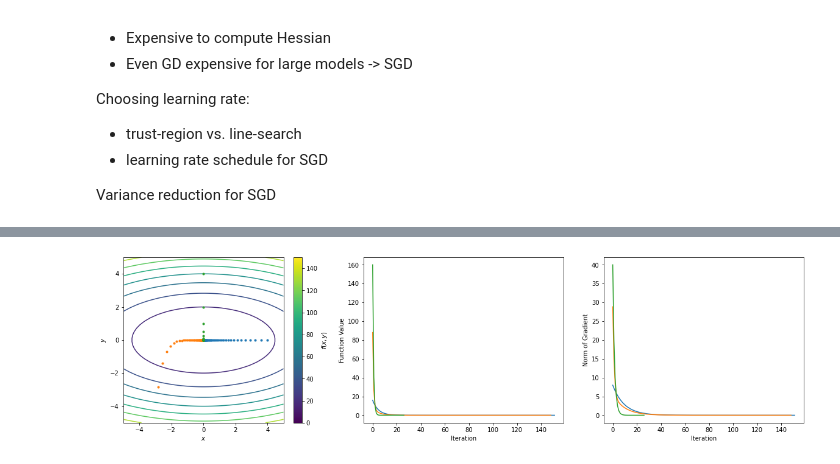
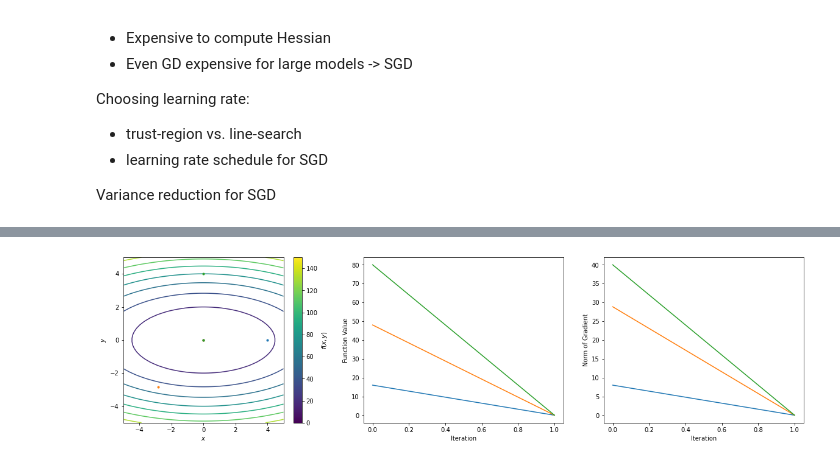
Before and after one commit to UW-AMO/neurohackademy, a Jupyter notebook: notebooks/gradientDescent.ipynb, the cells around one changed output, grey strips where cells are left out. Saved outputs shown, nothing was run; the diff lists cells and outputs as text; code cells hidden in the pictures.

Commit message:
updated grad notebook

```diff
--- a/notebooks/gradientDescent.ipynb
+++ b/notebooks/gradientDescent.ipynb
@@ -126,52 +80,56 @@ ax[2].set_ylabel('Norm of Gradient');
 # %%
-# 2D example
-x_vals = np.linspace(-5, 5)
-y_vals = np.linspace(-5, 5)
-[X, Y] = np.meshgrid(x_vals, y_vals)
-
-# Plot set up
-fig, ax = plt.subplots(1, 3, figsize=(20, 5))
-ax[0].contour(x_vals, y_vals, X**2 + 5*Y**2)
-ax[0].set_xlabel('$x$')
-ax[0].set_ylabel('$y$')
-fig.colorbar(cm.ScalarMappable(norm=plt.Normalize(0, 150)), label='$f(x, y)$', ax=ax[0])
-ax[1].set_xlabel('Iteration')
-ax[1].set_ylabel('Function Value')
-ax[2].set_xlabel('Iteration')
-ax[2].set_ylabel('Norm of Gradient')
+# Set up problem
+step = 0.05
+func = lambda x: x[0]**2 + 5*x[1]**2
+grad = lambda x: np.array([2*x[0], 10*x[1]])
 
 
-# Set up problem
-step = 0.05
-func = lambda x: x[0]**2 + 10*x[1]**2
-grad = lambda x: np.array([2*x[0], 10*x[1]])
+x0 = [[4, 0], [-2*np.sqrt(2), -2*np.sqrt(2)], [0, 4]]
+results = [utils.newtons_method(x0[ii], func, grad, step) for ii in range(len(x0))]
+utils.plot_2d(lambda x, y: x**2 + 5*y**2, results)
 
-# one step: 0.1
-# cycle: 0.2
 
-# Bad initial condition
-results = gradient_descent([4, 0], func, grad, step)
-ax[0].plot(results[1][0, :], results[1][1, :], '.')
-ax[1].plot(results[2])
-ax[2].plot(results[3])
-print(f'Number of iterations: {len(results[2])}')
+# # 2D example
+# x_vals = np.linspace(-5, 5)
+# y_vals = np.linspace(-5, 5)
+# [X, Y] = np.meshgrid(x_vals, y_vals)
 
-# Medium initial condition
-results = gradient_descent([-2*np.sqrt(2), -2*np.sqrt(2)], func, grad, step)
-ax[0].plot(results[1][0, :], results[1][1, :], '.')
-ax[1].plot(results[2])
-ax[2].plot(results[3])
-print(f'Number of iterations: {len(results[2])}')
+# # Plot set up
+# fig, ax = plt.subplots(1, 3, figsize=(20, 5))
+# ax[0].contour(x_vals, y_vals, X**2 + 5*Y**2)
+# ax[0].set_xlabel('$x$')
+# ax[0].set_ylabel('$y$')
+# fig.colorbar(cm.ScalarMappable(norm=plt.Normalize(0, 150)), label='$f(x, y)$', ax=ax[0])
+# ax[1].set_xlabel('Iteration')
+# ax[1].set_ylabel('Function Value')
+# ax[2].set_xlabel('Iteration')
+# ax[2].set_ylabel('Norm of Gradient')
 
-# Good initial condition
-results = gradient_descent([0, 4], func, grad, step)
-ax[0].plot(results[1][0, :], results[1][1, :], '.')
-ax[1].plot(results[2])
-ax[2].plot(results[3])
-print(f'Number of iterations: {len(results[2])}')
+# # Set up problem
+# func = lambda x: x[0]**2 + 5*x[1]**2
+# grad = lambda x: np.array([2*x[0], 10*x[1]])
+# hess = lambda x: np.array([[2, 0], [0, 10]])
 
-# What's the difference between the initial conditions?
-# Why does one converge in less iterations than the other?
+# # wohoo, found one step for all!
 
-# Try other initial conditions to see what happens...
+# # Bad initial condition
+# results = utils.newtons_method([4, 0], func, grad, hess)
+# ax[0].plot(results[1][0, :], results[1][1, :], '.')
+# ax[1].plot(results[2])
+# ax[2].plot(results[3])
+# print(f'Number of iterations: {len(results[2])}')
+
+# # Medium initial condition
+# results = utils.newtons_method([-2*np.sqrt(2), -2*np.sqrt(2)], func, grad, hess)
+# ax[0].plot(results[1][0, :], results[1][1, :], '.')
+# ax[1].plot(results[2])
+# ax[2].plot(results[3])
+# print(f'Number of iterations: {len(results[2])}')
+
+# # Good initial condition
+# results = utils.newtons_method([0, 4], func, grad, hess)
+# ax[0].plot(results[1][0, :], results[1][1, :], '.')
+# ax[1].plot(results[2])
+# ax[2].plot(results[3])
+# print(f'Number of iterations: {len(results[2])}')
 # %% [output]
@@ -181 +139 @@ Number of iterations: 27
-[figure, old version]
+[figure, new version]
```
Also changed, not shown: parts of 11 cells of this notebook, 1 other file.
